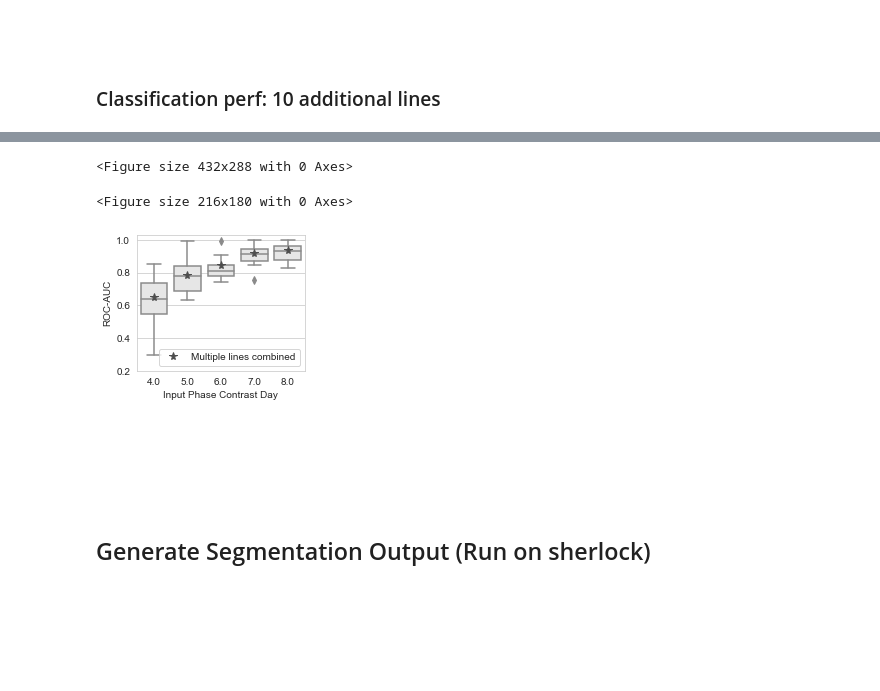
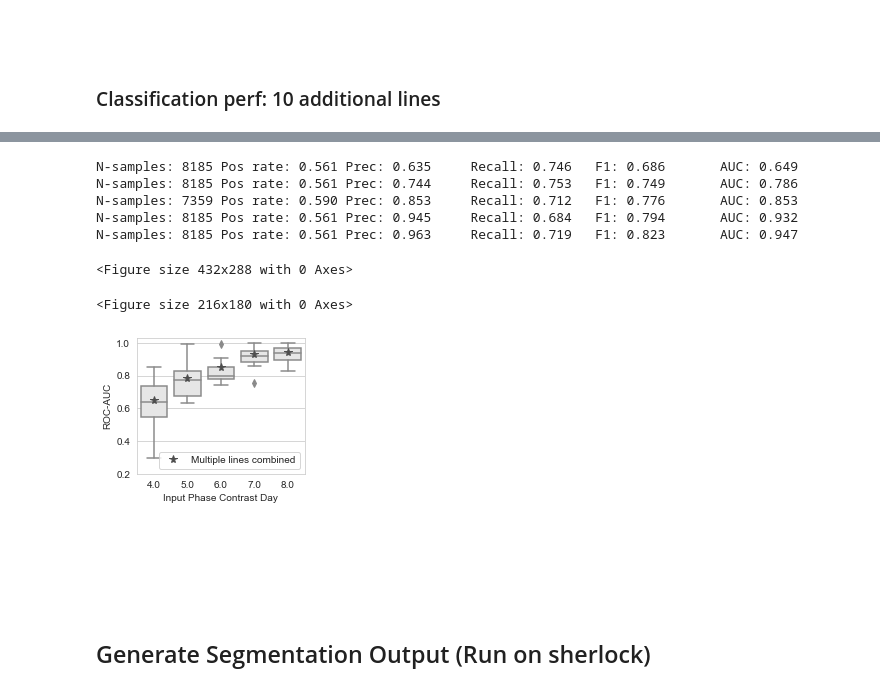
Before and after one commit to miaecle/DiffPred, a Jupyter notebook: metric_breakdown_test.ipynb, the cells around one changed output, grey strips where cells are left out. Drawn from its saved outputs; the diff is of its cells as text; code cells hidden in the pictures; blank space fills up the shorter version.

```diff
--- a/metric_breakdown_test.ipynb
+++ b/metric_breakdown_test.ipynb
@@ -65,7 +65,10 @@ def evaluate_confmat(y_trues, y_preds, soft=True):
 
 
 def evaluate_binary_metric(y_trues, y_preds, cutoff=1):
-    _y_preds = y_preds[:, cutoff:].sum(1)
+    if not cutoff is None:
+        _y_preds = y_preds[:, cutoff:].sum(1)
+    else:
+        _y_preds = y_preds
     _y_trues = y_trues
 
     pos_rate = sum(_y_trues) / len(_y_trues)
@@ -74,7 +77,6 @@ def evaluate_binary_metric(y_trues, y_preds, cutoff=1):
     s2 = recall_score(_y_trues, _y_preds > 0.5)
     s3 = f1_score(_y_trues, _y_preds > 0.5)
     s4 = roc_auc_score(_y_trues, _y_preds)
-
 
     s5 = []
     for _ in range(100):
@@ -189,7 +191,7 @@ def combine_multi_line_preds(pred_val_dfs,
         pred = np.array(combined_df['D%d_pred' % day]).flatten()
 
         valid_inds = np.where((label == np.round(label)) * (pred == pred))[0]
-        res = roc_auc_score(label[valid_inds] > label_cutoff, pred[valid_inds])
+        res = evaluate_binary_metric(label[valid_inds] > label_cutoff, pred[valid_inds], cutoff=None)
         curve[day] = res
     return curve, combined_df
 
@@ -692,7 +691,6 @@ diff_ins_label_df = read_validation_additional_lines_labels(file_path=label_path
 diff_ins_label_df.columns = ['3R']
 diff_ins_label_df.index = [(p[0], '5') for p in diff_ins_label_df.index]
 
-roc_auc_curves = {}
 pred_val_dfs = {}
 for line, line_path in line_paths.items():
     line_name = get_identifier(line_path)[0].split('_')[1]
@@ -701,24 +699,26 @@ for line, line_path in line_paths.items():
     label_dict = dict(zip(label_df.index, label_df[line_name]))
     pred_dicts = [load_cla_pred_as_dict(os.path.join(line_path, pred_file_name)) for pred_file_name in pred_file_names]
 
-    auc_curve, pred_val_df = report_series_accuracy(pred_dicts,
+    _, pred_val_df = report_series_accuracy(pred_dicts,
                                                     label_dict,
                                                     exclude_ambiguous=(not '3R' in line),
                                                     pred_cutoff=pred_cutoff,
                                                     label_cutoff=label_cutoff,
                                                     start=4,
                                                     end=8)
-    roc_auc_curves[line] = auc_curve
     pred_val_dfs[line] = pred_val_df
 
-plt.clf()
-plt.figure(figsize=(3, 2.5))
-plot_roc_auc_curves(roc_auc_curves, plot_median=False, markersize=4, linewidth=0.5, capsize=1.0)
-plt.ylim(0.4, 1.0)
-plt.yticks([0.4, 0.5, 0.6, 0.7, 0.8, 0.9, 1.0])
-plt.xlim(3.7, 8.3)
-plt.legend(loc='lower right')
-plt.savefig('figs/fig-2d.png', dpi=300, bbox_inches='tight')
+curve_diff_media, _ = combine_multi_line_preds({k: v for k, v in pred_val_dfs.items() if k.startswith('Diff. Media')},
+                                               label_cutoff=0.5,
+                                               start=4,
+                                               end=8,)
+curve_diff_instrument, _ = combine_multi_line_preds({k: v for k, v in pred_val_dfs.items() if k.startswith('Diff. Instrument')},
+                                                     label_cutoff=0.5,
+                                                     start=4,
+                                                     end=8,)
+
+roc_auc_curves['Diff. Media: 3R-839'] = curve_diff_media
+roc_auc_curves['Diff. Instrument: 3R'] = curve_diff_instrument
 # %% [output]
 3R
 N-samples: 920  Pos rate: 0.342 Prec: 0.700     Recall: 0.771   F1: 0.734       AUC: 0.895
@@ -845,28 +848,33 @@ N-samples: 540  Pos rate: 0.500 Prec: 0.762     Recall: 0.915   F1: 0.832
 # %%
 combined_curve, combined_df = combine_multi_line_preds(pred_val_dfs, label_cutoff=0.5, start=4, end=8)
 
 plt.clf()
 plt.figure(figsize=(3, 2.5))
 plot_roc_auc_curves(roc_auc_curves, plot_median=False, markersize=4, linewidth=0.5, capsize=1.0)
 plt.ylim(0.4, 1.0)
 plt.yticks([0.4, 0.5, 0.6, 0.7, 0.8, 0.9, 1.0])
 plt.xlim(3.7, 8.3)
 plt.legend(loc='lower left', bbox_to_anchor=(1.1, -0.05), prop={'size': 8.3})
-plt.savefig('figs/fig-2h-1.png', dpi=300, bbox_inches='tight')
+plt.savefig(os.path.join(SAVE_ROOT, 'fig2-auc_curves.pdf'), bbox_inches='tight')
 
 plt.clf()
 plt.figure(figsize=(3, 2.5))
 plot_roc_auc_box(roc_auc_curves, start=4, end=8)
 plt.plot(np.arange(len(sorted(combined_curve.keys()))),
-         [combined_curve[k] for k in sorted(combined_curve.keys())],
+         [combined_curve[k][3] for k in sorted(combined_curve.keys())],
          '*', color=(0.3, 0.3, 0.3, 1.0), markersize=8, linewidth=1.6, label='Multiple lines combined', zorder=3)
 plt.legend()
 plt.ylim(0.2, 1.03)
-plt.savefig('figs/fig-2h-2.png', dpi=300, bbox_inches='tight')
+plt.savefig(os.path.join(SAVE_ROOT, 'fig2-auc_boxes.pdf'), bbox_inches='tight')
 # %% [output]
-<Figure size 432x288 with 0 Axes>
+N-samples: 8185 Pos rate: 0.561 Prec: 0.635     Recall: 0.746   F1: 0.686       AUC: 0.649
+N-samples: 8185 Pos rate: 0.561 Prec: 0.744     Recall: 0.753   F1: 0.749       AUC: 0.786
+N-samples: 7359 Pos rate: 0.590 Prec: 0.853     Recall: 0.712   F1: 0.776       AUC: 0.853
+N-samples: 8185 Pos rate: 0.561 Prec: 0.945     Recall: 0.684   F1: 0.794       AUC: 0.932
+N-samples: 8185 Pos rate: 0.561 Prec: 0.963     Recall: 0.719   F1: 0.823       AUC: 0.947
-<Figure size 216x180 with 0 Axes>
+<Figure size 432x288 with 0 Axes>
+<Figure size 216x180 with 0 Axes>
-[figure, old version]
+[figure, new version]
 # %% [markdown]
 <br/><br/><br/><br/>
 ## Generate Segmentation Output (Run on sherlock) ##
```
Also changed, not shown: parts of 24 cells of this notebook, 2 other files.
